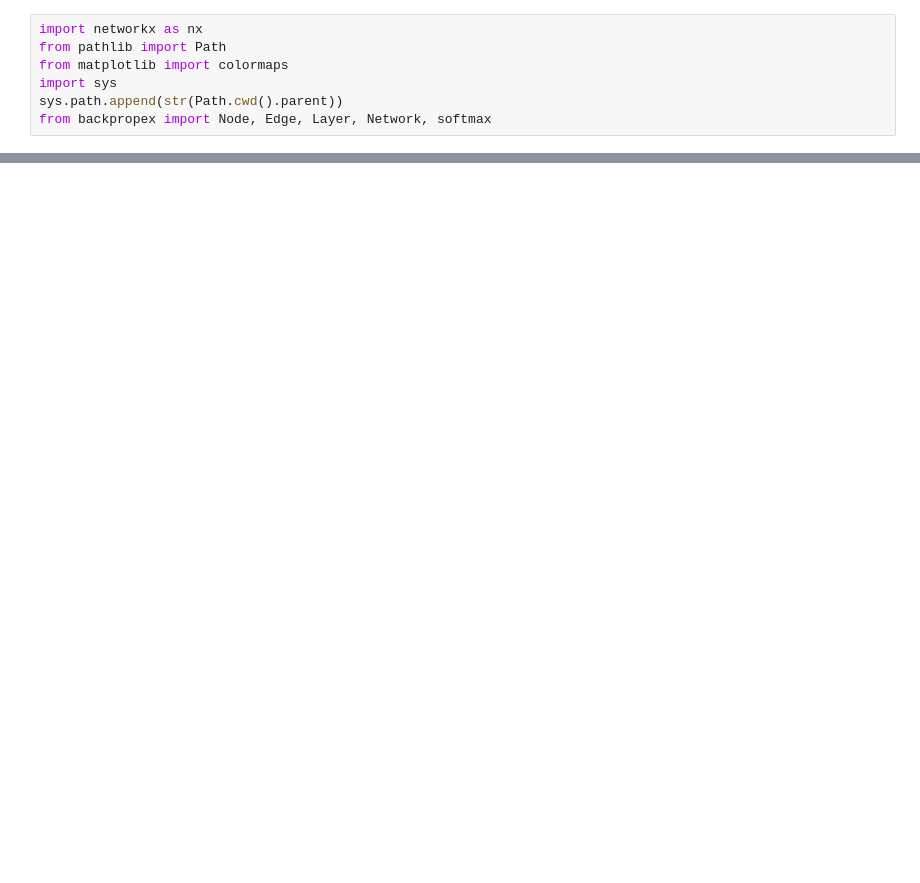
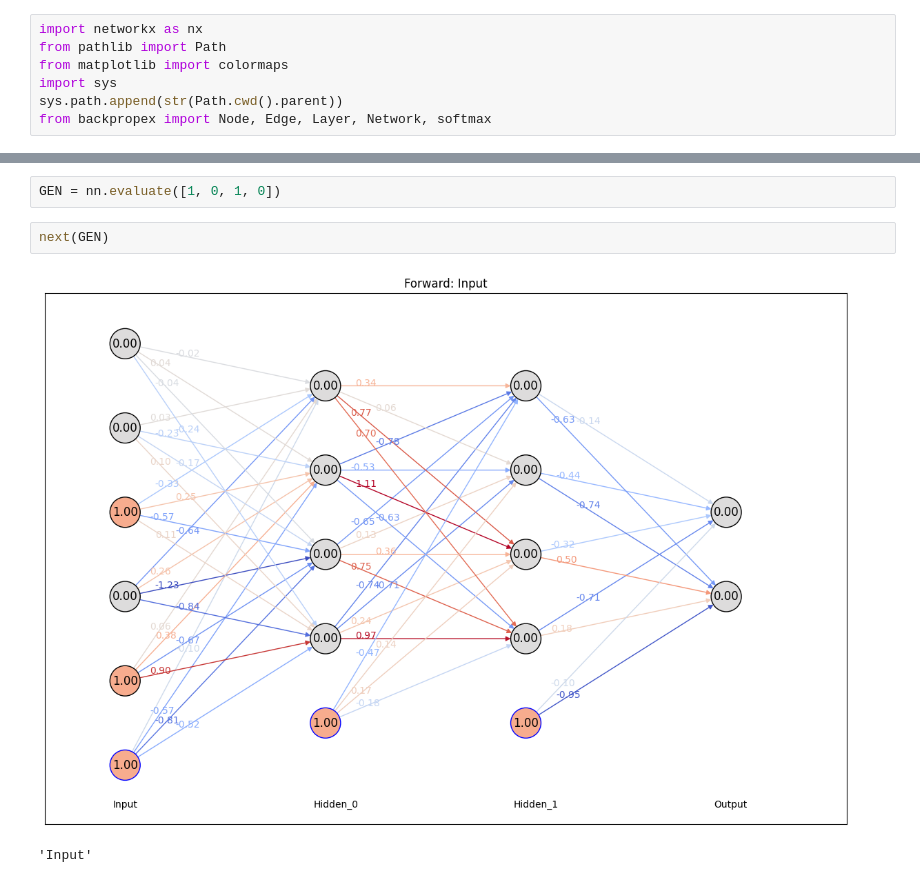
Before and after one commit to BobKerns/back-propagation, a Jupyter notebook: notebooks/simple-nn.ipynb, the cells around one changed output, grey strips where cells are left out. Drawn from its saved outputs; the diff is of its cells as text; blank space fills up the shorter version.

```diff
--- a/notebooks/simple-nn.ipynb
+++ b/notebooks/simple-nn.ipynb
@@ -12,0 +13,7 @@ nn.draw()
+# %%
+GEN = nn.evaluate([1, 0, 1, 0])
+# %%
+next(GEN)
+# %% [output]
+[figure, added]
+'Input'
```
Also changed, not shown: parts of 5 cells of this notebook, 1 other file.
